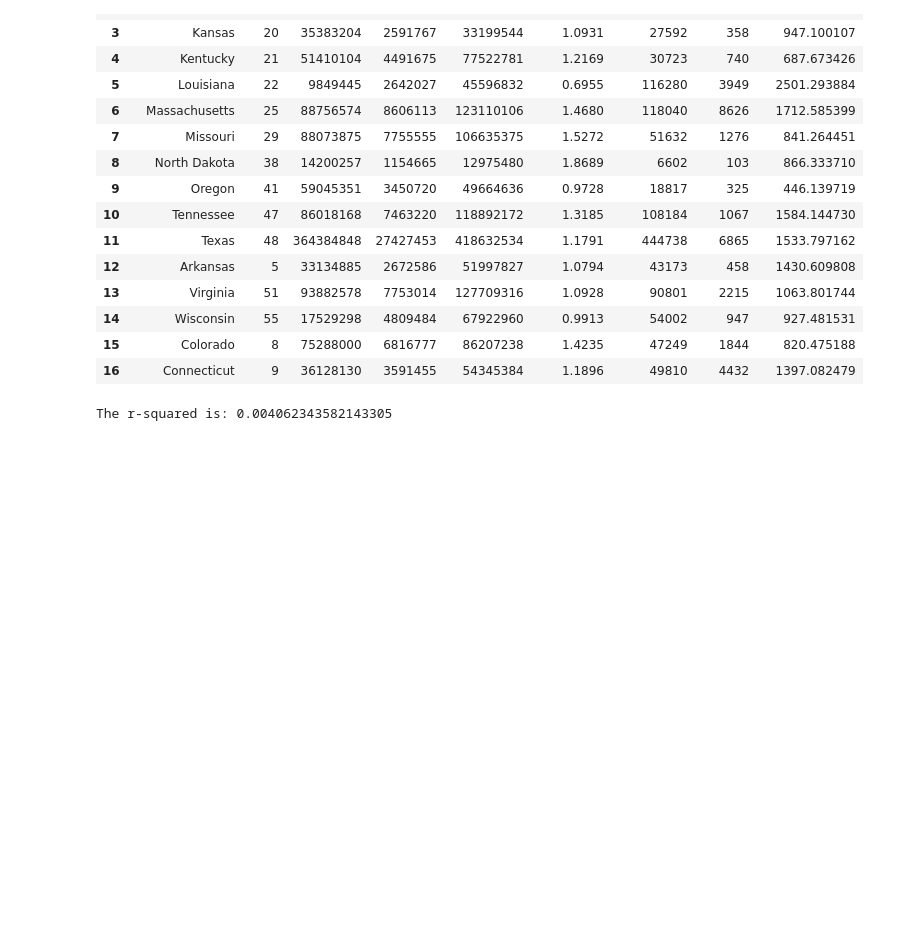
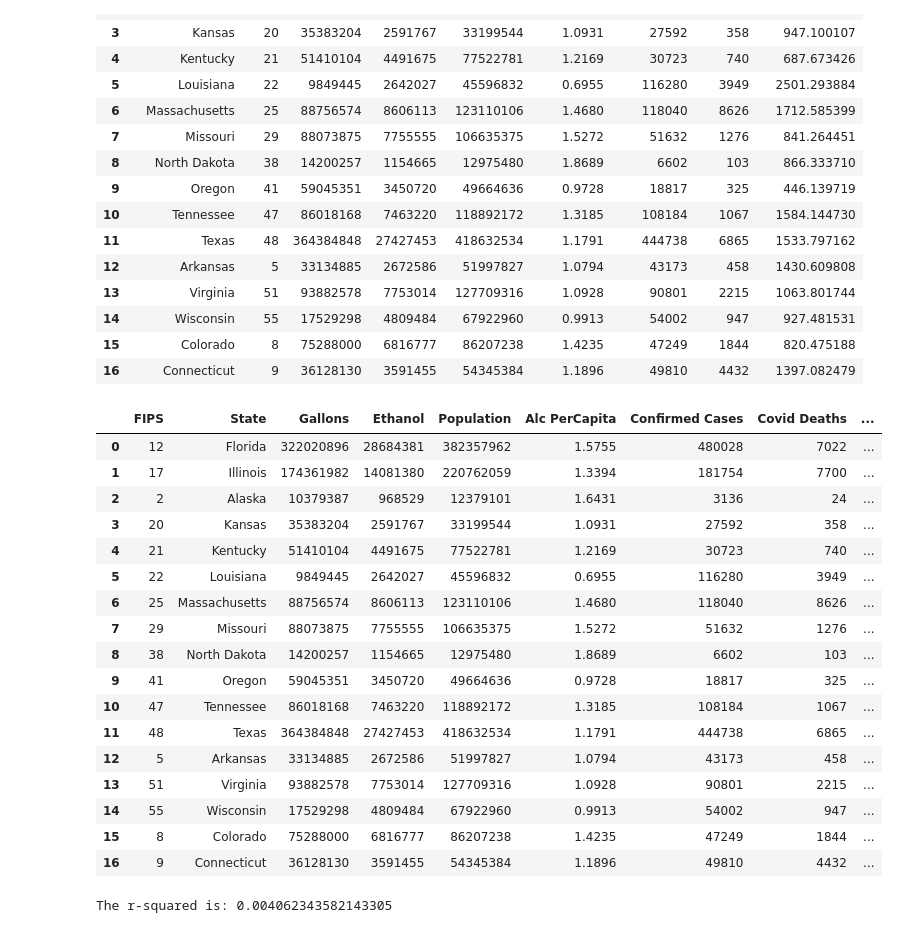
Before and after one commit to teresaflicek/Covid19-Societal-Impacts, a Jupyter notebook: AlcoholSalesDuringCovid.ipynb, the cells around one changed output. Saved outputs shown, nothing was run; the diff lists cells and outputs as text; code cells hidden in the pictures; blank space fills up the shorter version.

```diff
--- a/AlcoholSalesDuringCovid.ipynb
+++ b/AlcoholSalesDuringCovid.ipynb
@@ -168,5 +197,32 @@ cleaned_combo_df
 | 14 | Wisconsin | 55 | 17529298 | 4809484 | 67922960 | 0.9913 | 54002 | 947 | 927.481531 |
 | 15 | Colorado | 8 | 75288000 | 6816777 | 86207238 | 1.4235 | 47249 | 1844 | 820.475188 |
 | 16 | Connecticut | 9 | 36128130 | 3591455 | 54345384 | 1.1896 | 49810 | 4432 | 1397.082479 |
+# %%
+#renaming columns
+renamed_combo = cleaned_combo_df.rename(columns={"Province_State":"State", "PerCapita":"Alc PerCapita", "Incident_Rate":"Covid Incident Rate", "Confirmed":"Confirmed Cases","Deaths":"Covid Deaths"})
+renamed_combo.head()
+
+#reorganizing columns
+final_combo = renamed_combo[['FIPS','State','Gallons','Ethanol','Population','Alc PerCapita','Confirmed Cases','Covid Deaths','Covid Incident Rate']]
+final_combo
+# %% [output]
+|  | FIPS | State | Gallons | Ethanol | Population | Alc PerCapita | Confirmed Cases | Covid Deaths | ... |
+| 0 | 12 | Florida | 322020896 | 28684381 | 382357962 | 1.5755 | 480028 | 7022 | ... |
+| 1 | 17 | Illinois | 174361982 | 14081380 | 220762059 | 1.3394 | 181754 | 7700 | ... |
+| 2 | 2 | Alaska | 10379387 | 968529 | 12379101 | 1.6431 | 3136 | 24 | ... |
+| 3 | 20 | Kansas | 35383204 | 2591767 | 33199544 | 1.0931 | 27592 | 358 | ... |
+| 4 | 21 | Kentucky | 51410104 | 4491675 | 77522781 | 1.2169 | 30723 | 740 | ... |
+| 5 | 22 | Louisiana | 9849445 | 2642027 | 45596832 | 0.6955 | 116280 | 3949 | ... |
+| 6 | 25 | Massachusetts | 88756574 | 8606113 | 123110106 | 1.4680 | 118040 | 8626 | ... |
+| 7 | 29 | Missouri | 88073875 | 7755555 | 106635375 | 1.5272 | 51632 | 1276 | ... |
+| 8 | 38 | North Dakota | 14200257 | 1154665 | 12975480 | 1.8689 | 6602 | 103 | ... |
+| 9 | 41 | Oregon | 59045351 | 3450720 | 49664636 | 0.9728 | 18817 | 325 | ... |
+| 10 | 47 | Tennessee | 86018168 | 7463220 | 118892172 | 1.3185 | 108184 | 1067 | ... |
+| 11 | 48 | Texas | 364384848 | 27427453 | 418632534 | 1.1791 | 444738 | 6865 | ... |
+| 12 | 5 | Arkansas | 33134885 | 2672586 | 51997827 | 1.0794 | 43173 | 458 | ... |
+| 13 | 51 | Virginia | 93882578 | 7753014 | 127709316 | 1.0928 | 90801 | 2215 | ... |
+| 14 | 55 | Wisconsin | 17529298 | 4809484 | 67922960 | 0.9913 | 54002 | 947 | ... |
+| 15 | 8 | Colorado | 75288000 | 6816777 | 86207238 | 1.4235 | 47249 | 1844 | ... |
+| 16 | 9 | Connecticut | 36128130 | 3591455 | 54345384 | 1.1896 | 49810 | 4432 | ... |
 # %%
 #x and y values
```
Also changed, not shown: parts of 15 cells of this notebook.
